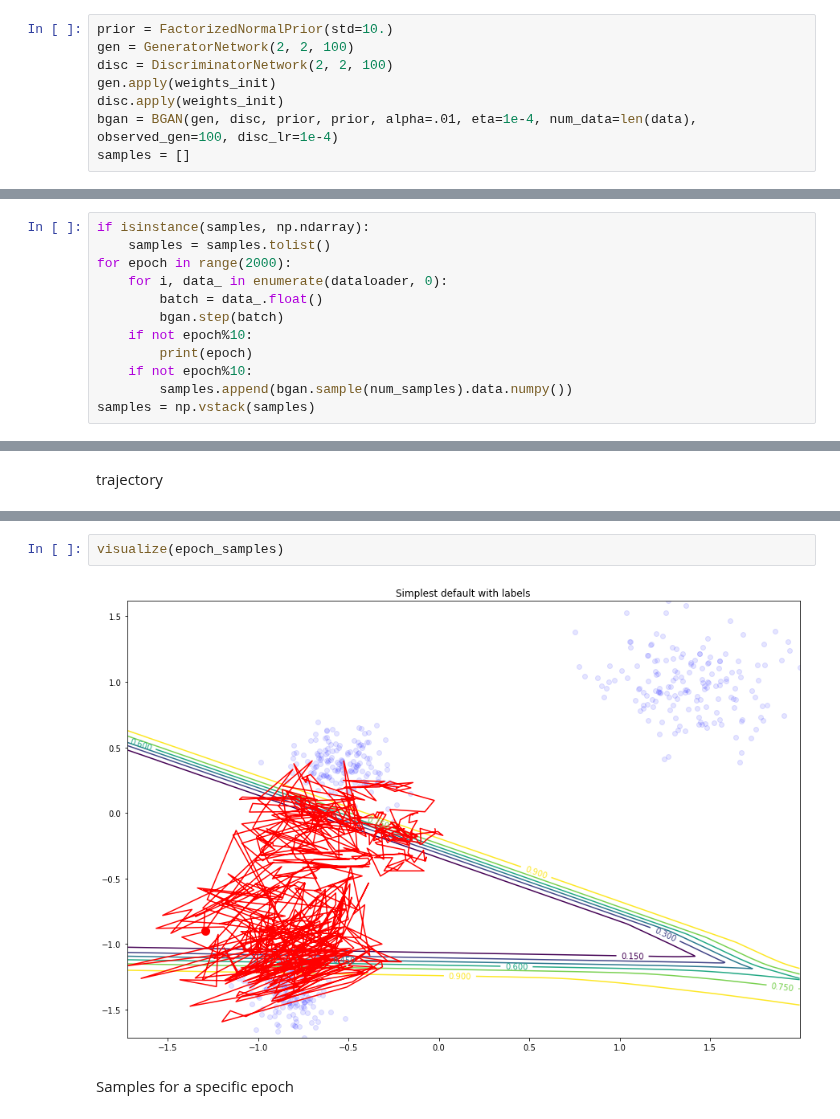
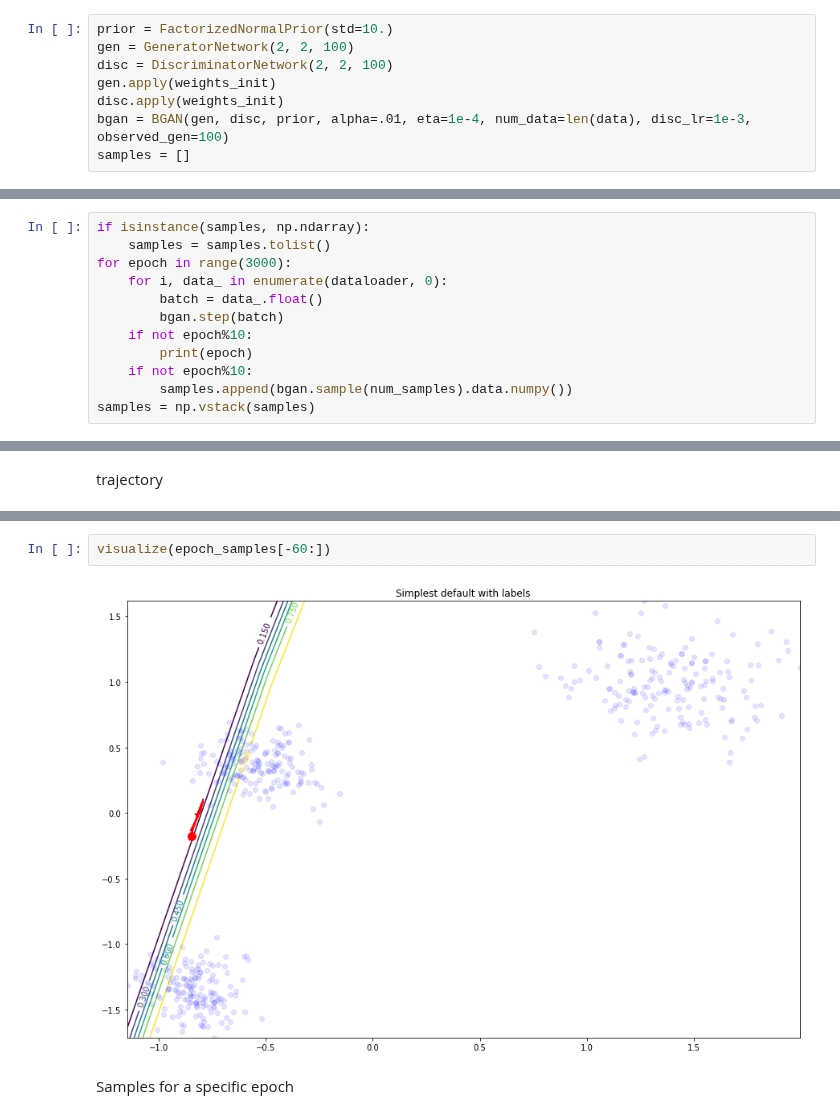
Before and after one commit to mfinzi/gans-and-stuff, a Jupyter notebook: bgan_synth.ipynb, the cells around one changed output, grey strips where cells are left out. Cells and saved outputs as stored; diff of their text form.

```diff
--- a/bgan_synth.ipynb
+++ b/bgan_synth.ipynb
@@ -91,7 +91,7 @@ gen = GeneratorNetwork(2, 2, 100)
 disc = DiscriminatorNetwork(2, 2, 100)
 gen.apply(weights_init)
 disc.apply(weights_init)
-bgan = BGAN(gen, disc, prior, prior, alpha=.01, eta=1e-4, num_data=len(data), observed_gen=100, disc_lr=1e-4)
+bgan = BGAN(gen, disc, prior, alpha=.01, eta=1e-4, num_data=len(data), disc_lr=1e-3, observed_gen=100)
 samples = []
 # %%
 def visualize(samples, x_min=None, x_max=None, y_min=None, y_max=None, with_samples=True, n_grid=500):
@@ -131,7 +131,7 @@ def visualize(samples, x_min=None, x_max=None, y_min=None, y_max=None, with_samp
 # %%
 if isinstance(samples, np.ndarray):
     samples = samples.tolist()
-for epoch in range(2000):
+for epoch in range(3000):
     for i, data_ in enumerate(dataloader, 0):
         batch = data_.float()
         bgan.step(batch)
@@ -186,7 +188,7 @@ plt.plot(epoch_samples[-1, 0], epoch_samples[-1, 1], 'go', markersize=10)
 # %%
-visualize(epoch_samples)
+visualize(epoch_samples[-60:])
 # %% [output]
-[figure, old version]
+[figure, new version]
 # %% [markdown]
 Samples for a specific epoch
 # %%
```
Also changed, not shown: parts of 7 cells of this notebook, 4 other files.
